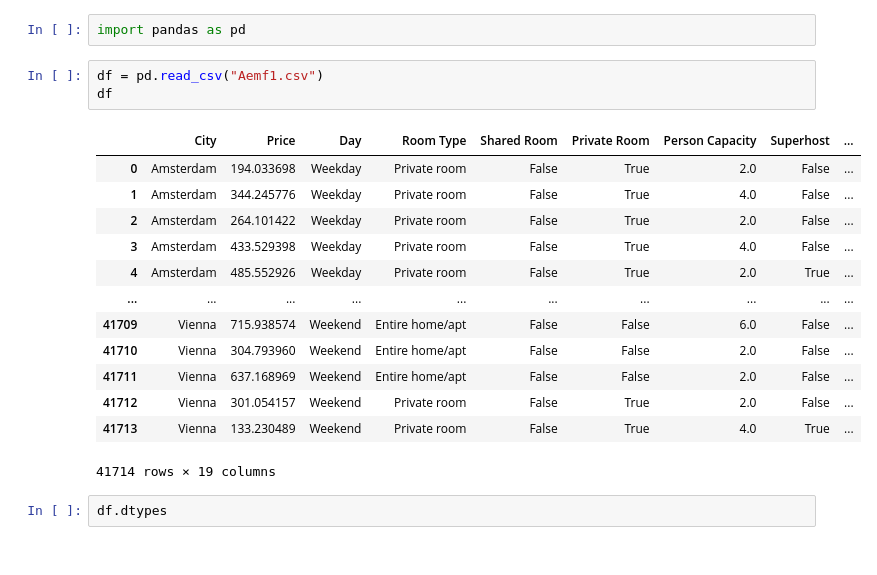
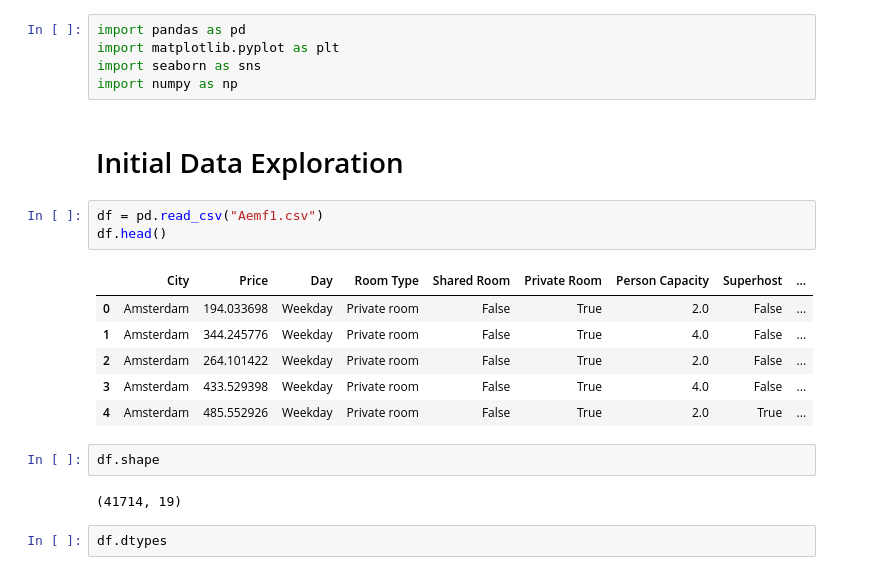
Before and after one commit to TebasMartinez/mini-project-bi-data-to-viz, a Jupyter notebook: Univariate EDA.ipynb, the cells around one changed output. Drawn from its saved outputs; the diff is of its cells as text.

```diff
--- a/Univariate EDA.ipynb
+++ b/Univariate EDA.ipynb
@@ -1,22 +1,24 @@
 # %%
 import pandas as pd
+import matplotlib.pyplot as plt
+import seaborn as sns
+import numpy as np
+# %% [markdown]
+# Initial Data Exploration
 # %%
 df = pd.read_csv("Aemf1.csv")
-df
+df.head()
 # %% [output]
 |  | City | Price | Day | Room Type | Shared Room | Private Room | Person Capacity | Superhost | ... |
 | 0 | Amsterdam | 194.033698 | Weekday | Private room | False | True | 2.0 | False | ... |
 | 1 | Amsterdam | 344.245776 | Weekday | Private room | False | True | 4.0 | False | ... |
 | 2 | Amsterdam | 264.101422 | Weekday | Private room | False | True | 2.0 | False | ... |
 | 3 | Amsterdam | 433.529398 | Weekday | Private room | False | True | 4.0 | False | ... |
 | 4 | Amsterdam | 485.552926 | Weekday | Private room | False | True | 2.0 | True | ... |
-| ... | ... | ... | ... | ... | ... | ... | ... | ... | ... |
-| 41709 | Vienna | 715.938574 | Weekend | Entire home/apt | False | False | 6.0 | False | ... |
-| 41710 | Vienna | 304.793960 | Weekend | Entire home/apt | False | False | 2.0 | False | ... |
-| 41711 | Vienna | 637.168969 | Weekend | Entire home/apt | False | False | 2.0 | False | ... |
-| 41712 | Vienna | 301.054157 | Weekend | Private room | False | True | 2.0 | False | ... |
-| 41713 | Vienna | 133.230489 | Weekend | Private room | False | True | 4.0 | True | ... |
-41714 rows × 19 columns
+# %%
+df.shape
+# %% [output]
+(41714, 19)
 # %%
 df.dtypes
 # %% [output]
```
Also changed, not shown: parts of 39 cells of this notebook, 1 other file.
